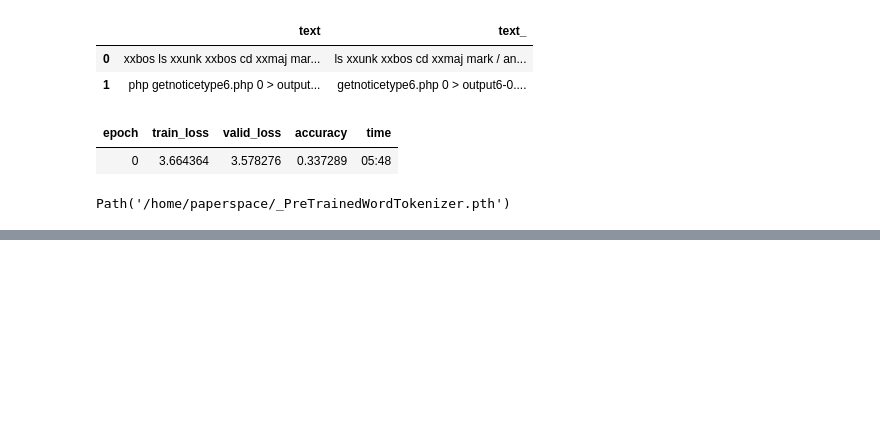
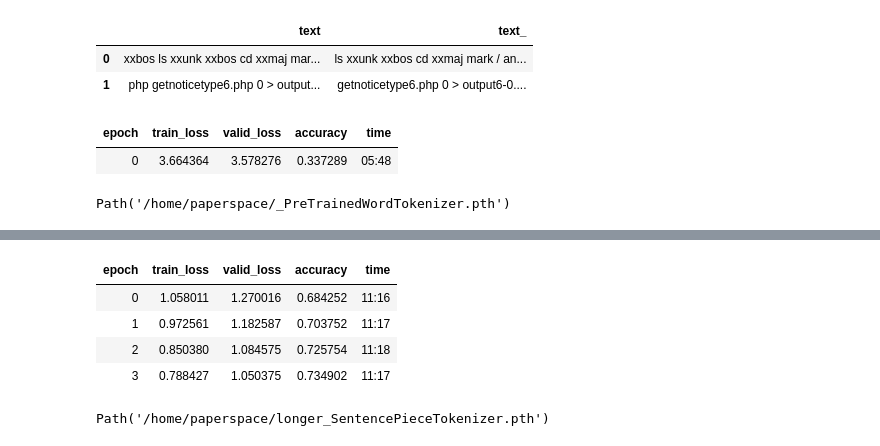
Before and after one commit to chTeut/gnn_project, a Jupyter notebook: FastAI/paperspace_run.ipynb, the cells around one changed output, grey strips where cells are left out. Saved outputs shown, nothing was run; the diff lists cells and outputs as text; code cells hidden in the pictures; blank space fills up the shorter version.

Commit message:
Multiple epochs run

```diff
--- a/FastAI/paperspace_run.ipynb
+++ b/FastAI/paperspace_run.ipynb
@@ -430,3 +432,14 @@ with open(output_file, "w") as file:
             generated_ids = generate_text(learn.model, start_text_ids.to(device))
             generated_text = decode_tokens(generated_ids, vocab)
             print(generated_text, file=file)
+# %%
+learn.fit_one_cycle(4, 1e-3)
+
+learn.save('/home/paperspace/longer_SentencePieceTokenizer')
+# %% [output]
+| epoch | train_loss | valid_loss | accuracy | time |
+| 0 | 1.058011 | 1.270016 | 0.684252 | 11:16 |
+| 1 | 0.972561 | 1.182587 | 0.703752 | 11:17 |
+| 2 | 0.850380 | 1.084575 | 0.725754 | 11:18 |
+| 3 | 0.788427 | 1.050375 | 0.734902 | 11:17 |
+Path('/home/paperspace/longer_SentencePieceTokenizer.pth')
```
Also changed, not shown: parts of 4 cells of this notebook, 2 other files.
